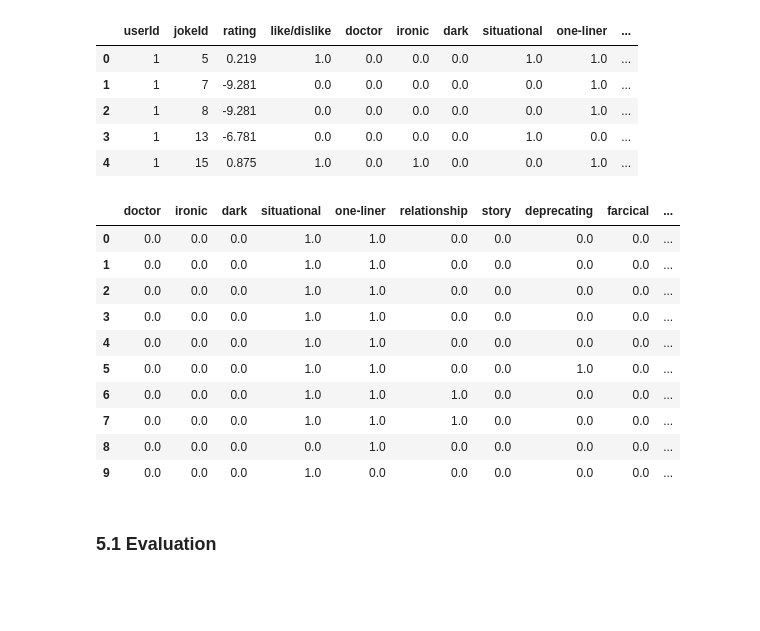
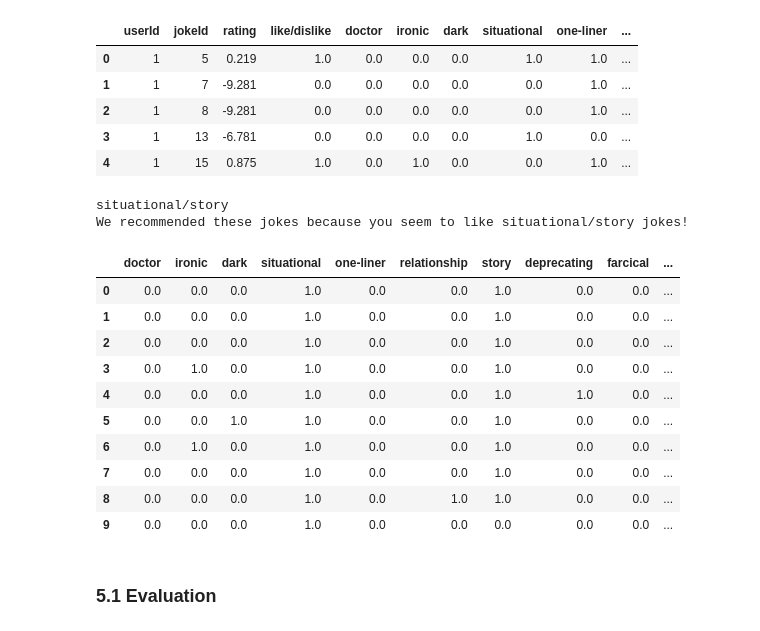
Before and after one commit to RedOrBlueP1ll/reasonable_recommendations, a Jupyter notebook: joke_recsyst_notebook.ipynb, the cells around one changed output. Cells and saved outputs as stored; diff of their text form; code cells hidden in the pictures; blank space fills up the shorter version.

```diff
--- a/joke_recsyst_notebook.ipynb
+++ b/joke_recsyst_notebook.ipynb
@@ -345,42 +345,48 @@ import random
 
 def most_similar_jokes(labeled_jokes_df, liked_joke_id, n_desc_rankings):
     df = labeled_jokes_df.copy()
     df.drop(['jokeId', 'jokeText'], axis=1, inplace=True)
     matrix = cosine_similarity(df)
     #we have a matrix of arrays of the similarity of that joke to all other jokes
     #to recommend n jokes to a user we need a joke they like
     jokes_sim_list = list(matrix[liked_joke_id-1])
     jokes_sim_top = sorted(((value, index) for index, value in enumerate(jokes_sim_list)), reverse=True)
     jokes_top_indices = []
     cos_sim = []
     for i in range(n_desc_rankings):
         jokes_top_indices.append(jokes_sim_top[i][1])
         cos_sim.append(jokes_sim_top[i][0])
     df = df.iloc[jokes_top_indices].reset_index()
     df.rename(columns = {'index':'jokeId'}, inplace = True)
     df = df.join(jokes_df, on='jokeId', lsuffix='jokeId')
     df.drop(['jokeIdjokeId'], axis=1, inplace=True)
     df['cos_sim'] = cos_sim
     return df
 
 def content_based(user,  n_desc_rankings, ratings, whatever_dont_touch_this):
     user_df = ratings.loc[ratings_df['userId']==user]
     user_df = user_df.loc[user_df['like/dislike']==1].sort_values('rating', ascending=False)
     liked_jokes = list(user_df['jokeId'])
     chosen_joke = random.choice(liked_jokes)
+    labeled_jokes_df_tags = pd.read_csv("jester_items-Copy1.csv")
+    chosen_tags = labeled_jokes_df_tags.loc[labeled_jokes_df_tags['jokeId']==chosen_joke]['labels'].iloc[0]
+    print(chosen_tags)
+    print("We recommended these jokes because you seem to like " + chosen_tags + " jokes!")
     return most_similar_jokes(labeled_jokes_df, chosen_joke, n_desc_rankings)
 content_based(15,  10, ratings_df, None)
 # %% [output]
+situational/story
+We recommended these jokes because you seem to like situational/story jokes!
 |  | doctor | ironic | dark | situational | one-liner | relationship | story | deprecating | farcical | ... |
-| 0 | 0.0 | 0.0 | 0.0 | 1.0 | 1.0 | 0.0 | 0.0 | 0.0 | 0.0 | ... |
-| 1 | 0.0 | 0.0 | 0.0 | 1.0 | 1.0 | 0.0 | 0.0 | 0.0 | 0.0 | ... |
-| 2 | 0.0 | 0.0 | 0.0 | 1.0 | 1.0 | 0.0 | 0.0 | 0.0 | 0.0 | ... |
-| 3 | 0.0 | 0.0 | 0.0 | 1.0 | 1.0 | 0.0 | 0.0 | 0.0 | 0.0 | ... |
-| 4 | 0.0 | 0.0 | 0.0 | 1.0 | 1.0 | 0.0 | 0.0 | 0.0 | 0.0 | ... |
-| 5 | 0.0 | 0.0 | 0.0 | 1.0 | 1.0 | 0.0 | 0.0 | 1.0 | 0.0 | ... |
-| 6 | 0.0 | 0.0 | 0.0 | 1.0 | 1.0 | 1.0 | 0.0 | 0.0 | 0.0 | ... |
-| 7 | 0.0 | 0.0 | 0.0 | 1.0 | 1.0 | 1.0 | 0.0 | 0.0 | 0.0 | ... |
-| 8 | 0.0 | 0.0 | 0.0 | 0.0 | 1.0 | 0.0 | 0.0 | 0.0 | 0.0 | ... |
+| 0 | 0.0 | 0.0 | 0.0 | 1.0 | 0.0 | 0.0 | 1.0 | 0.0 | 0.0 | ... |
+| 1 | 0.0 | 0.0 | 0.0 | 1.0 | 0.0 | 0.0 | 1.0 | 0.0 | 0.0 | ... |
+| 2 | 0.0 | 0.0 | 0.0 | 1.0 | 0.0 | 0.0 | 1.0 | 0.0 | 0.0 | ... |
+| 3 | 0.0 | 1.0 | 0.0 | 1.0 | 0.0 | 0.0 | 1.0 | 0.0 | 0.0 | ... |
+| 4 | 0.0 | 0.0 | 0.0 | 1.0 | 0.0 | 0.0 | 1.0 | 1.0 | 0.0 | ... |
+| 5 | 0.0 | 0.0 | 1.0 | 1.0 | 0.0 | 0.0 | 1.0 | 0.0 | 0.0 | ... |
+| 6 | 0.0 | 1.0 | 0.0 | 1.0 | 0.0 | 0.0 | 1.0 | 0.0 | 0.0 | ... |
+| 7 | 0.0 | 0.0 | 0.0 | 1.0 | 0.0 | 0.0 | 1.0 | 0.0 | 0.0 | ... |
+| 8 | 0.0 | 0.0 | 0.0 | 1.0 | 0.0 | 1.0 | 1.0 | 0.0 | 0.0 | ... |
 | 9 | 0.0 | 0.0 | 0.0 | 1.0 | 0.0 | 0.0 | 0.0 | 0.0 | 0.0 | ... |
 # %% [markdown]
 ### 5.1 Evaluation
```
